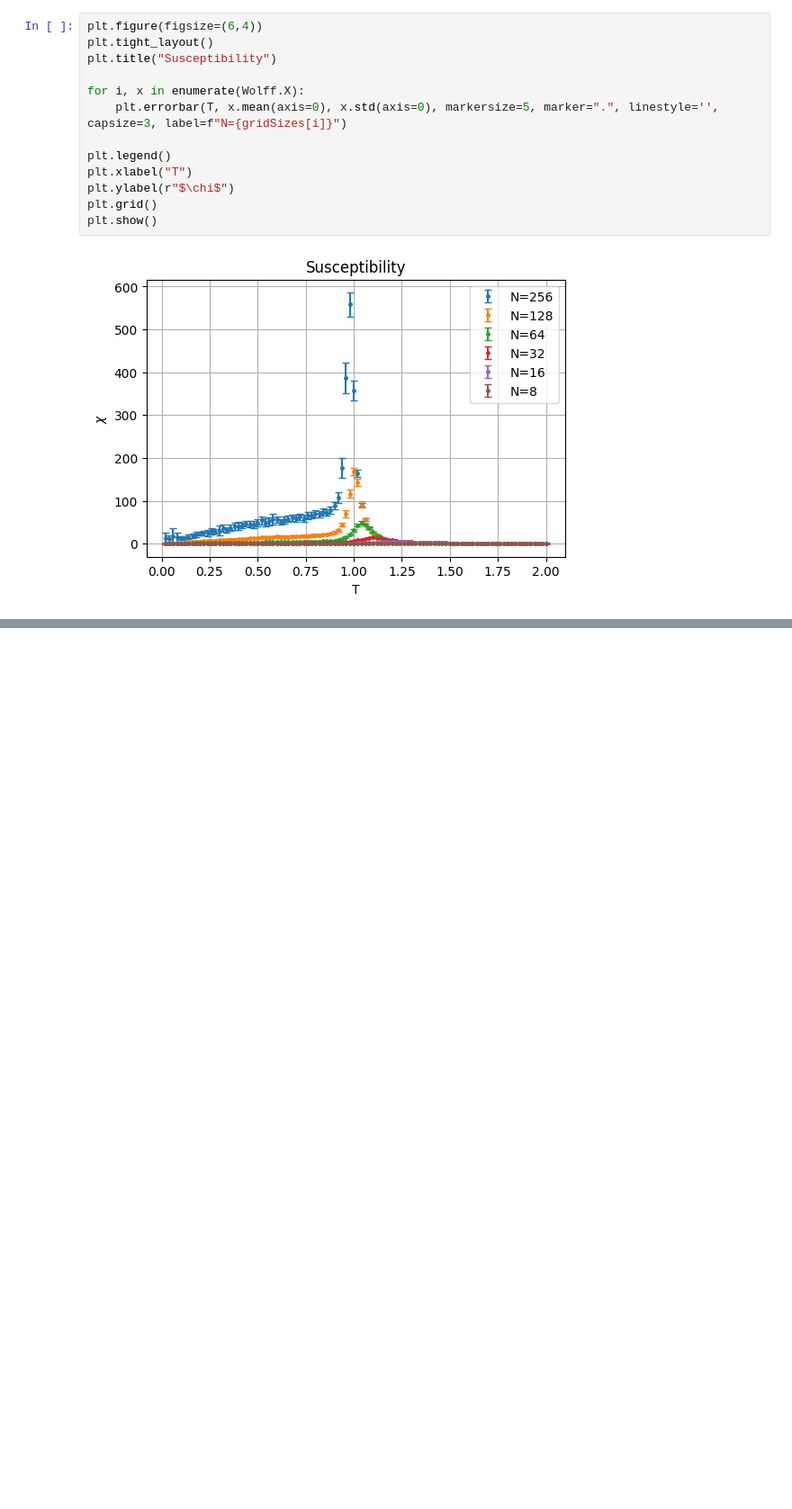
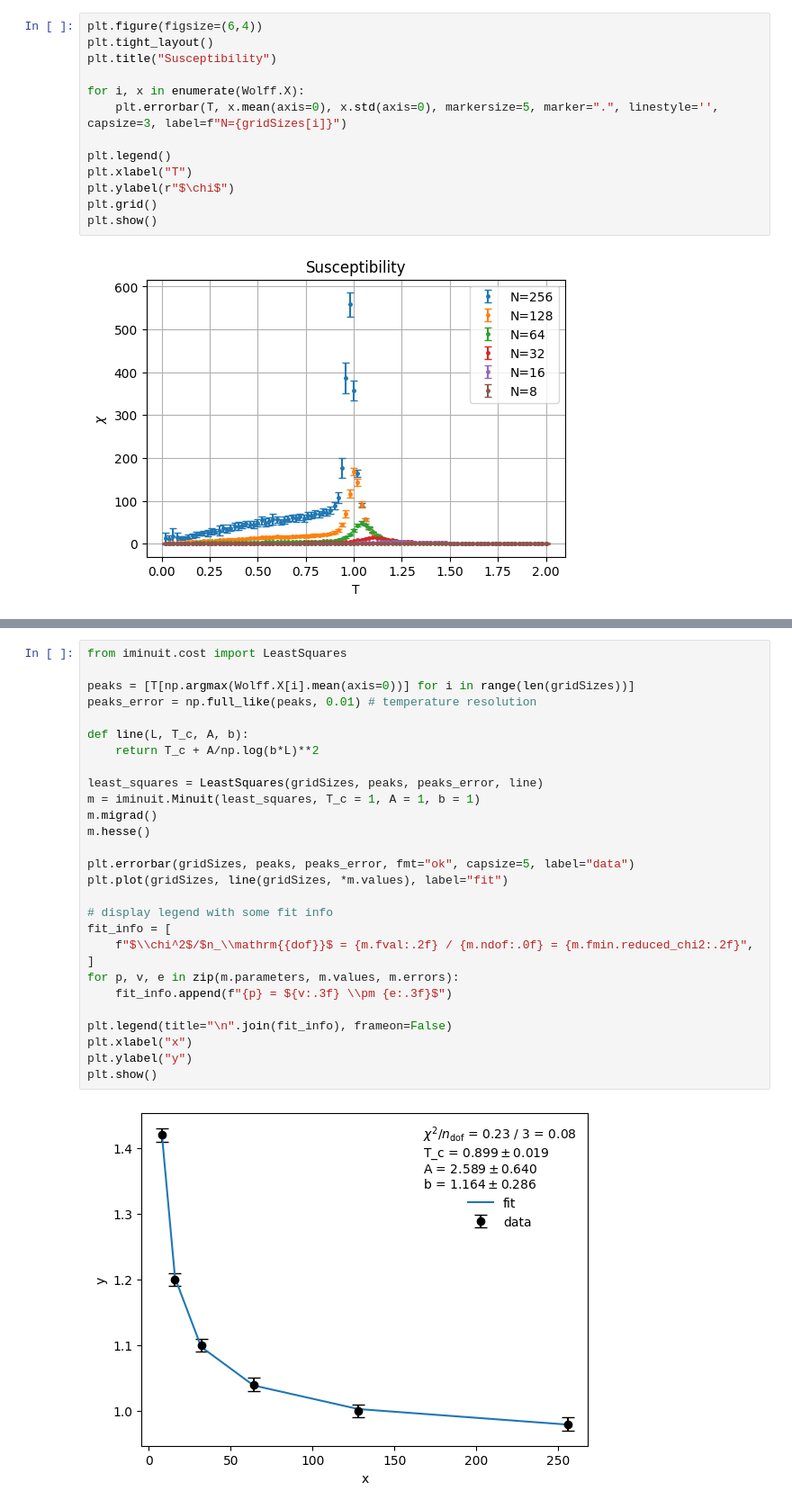
Before and after one commit to Naru-kami/xy-model, a Jupyter notebook: src/plots.ipynb, the cells around one changed output, grey strips where cells are left out. Shown at 90% size. Saved outputs shown, nothing was run; the diff lists cells and outputs as text; blank space fills up the shorter version.

Commit message:
critical temperature

```diff
--- a/src/plots.ipynb
+++ b/src/plots.ipynb
@@ -170,0 +199,30 @@ plt.show()
+# %%
+from iminuit.cost import LeastSquares
+
+peaks = [T[np.argmax(Wolff.X[i].mean(axis=0))] for i in range(len(gridSizes))]
+peaks_error = np.full_like(peaks, 0.01) # temperature resolution
+
+def line(L, T_c, A, b):
+    return T_c + A/np.log(b*L)**2
+
+least_squares = LeastSquares(gridSizes, peaks, peaks_error, line)
+m = iminuit.Minuit(least_squares, T_c = 1, A = 1, b = 1)
+m.migrad()
+m.hesse()
+
+plt.errorbar(gridSizes, peaks, peaks_error, fmt="ok", capsize=5, label="data")
+plt.plot(gridSizes, line(gridSizes, *m.values), label="fit")
+
+# display legend with some fit info
+fit_info = [
+    f"$\\chi^2$/$n_\\mathrm{{dof}}$ = {m.fval:.2f} / {m.ndof:.0f} = {m.fmin.reduced_chi2:.2f}",
+]
+for p, v, e in zip(m.parameters, m.values, m.errors):
+    fit_info.append(f"{p} = ${v:.3f} \\pm {e:.3f}$")
+
+plt.legend(title="\n".join(fit_info), frameon=False)
+plt.xlabel("x")
+plt.ylabel("y")
+plt.show()
+# %% [output]
+[figure, added]
```
Also changed, not shown: parts of 14 cells of this notebook, 2 other files.
